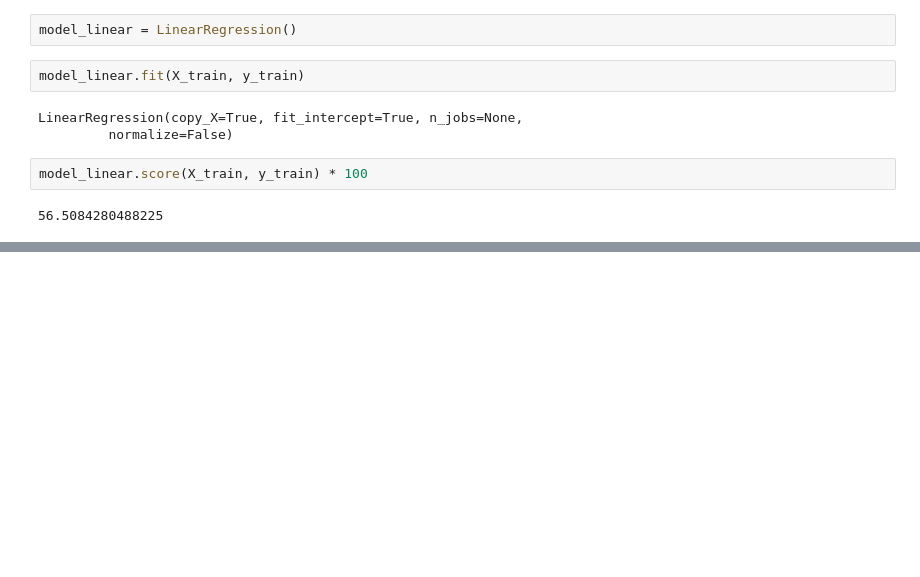
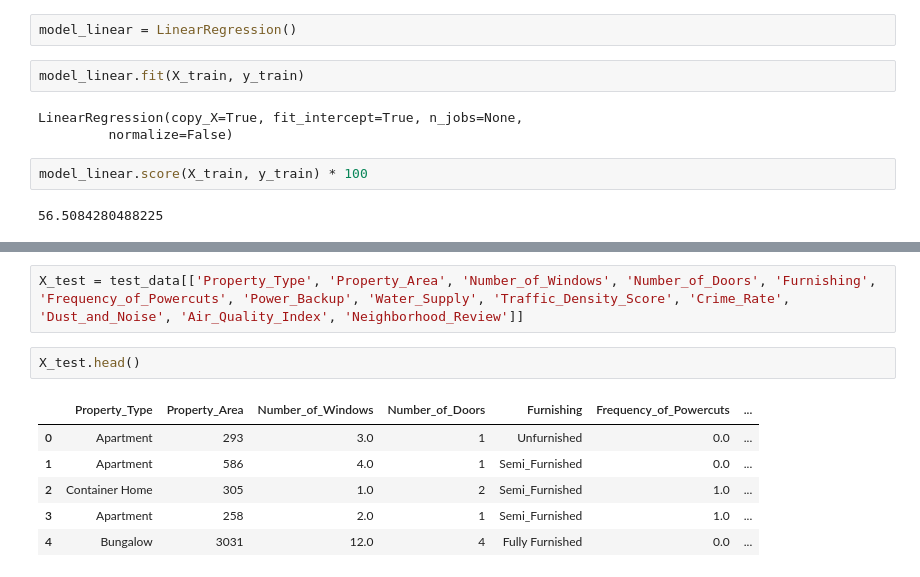
Before and after one commit to PPathole/Get-a-Room, a Jupyter notebook: Get a room.ipynb, the cells around one changed output, grey strips where cells are left out. Saved outputs shown, nothing was run; the diff lists cells and outputs as text; blank space fills up the shorter version.

```diff
--- a/Get a room.ipynb
+++ b/Get a room.ipynb
@@ -644,0 +612,11 @@ model_linear.score(X_train, y_train) * 100
+# %%
+X_test = test_data[['Property_Type', 'Property_Area', 'Number_of_Windows', 'Number_of_Doors', 'Furnishing', 'Frequency_of_Powercuts', 'Power_Backup', 'Water_Supply', 'Traffic_Density_Score', 'Crime_Rate', 'Dust_and_Noise', 'Air_Quality_Index', 'Neighborhood_Review']]
+# %%
+X_test.head()
+# %% [output]
+|  | Property_Type | Property_Area | Number_of_Windows | Number_of_Doors | Furnishing | Frequency_of_Powercuts | ... |
+| 0 | Apartment | 293 | 3.0 | 1 | Unfurnished | 0.0 | ... |
+| 1 | Apartment | 586 | 4.0 | 1 | Semi_Furnished | 0.0 | ... |
+| 2 | Container Home | 305 | 1.0 | 2 | Semi_Furnished | 1.0 | ... |
+| 3 | Apartment | 258 | 2.0 | 1 | Semi_Furnished | 1.0 | ... |
+| 4 | Bungalow | 3031 | 12.0 | 4 | Fully Furnished | 0.0 | ... |
```
Also changed, not shown: parts of 64 cells of this notebook.
